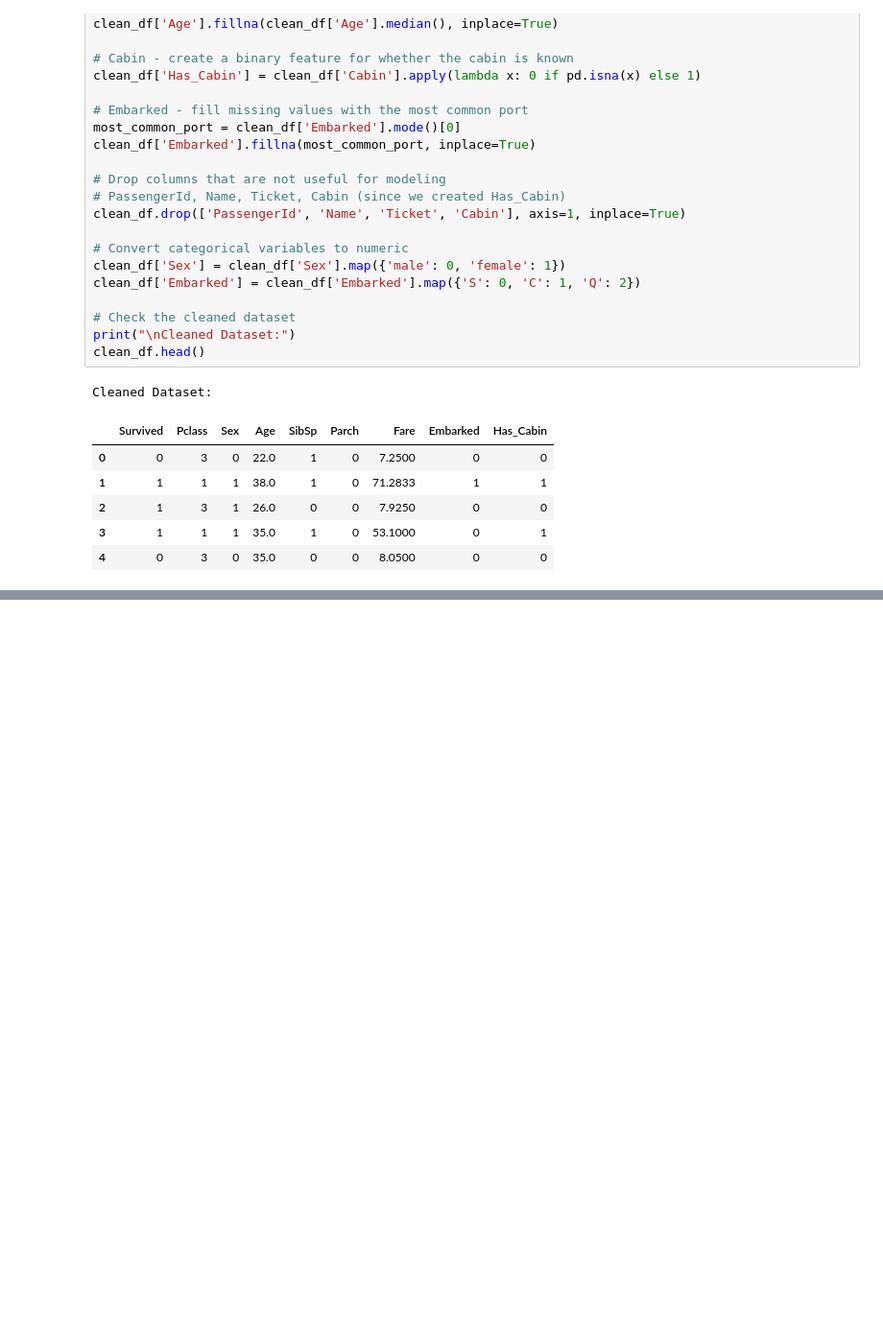
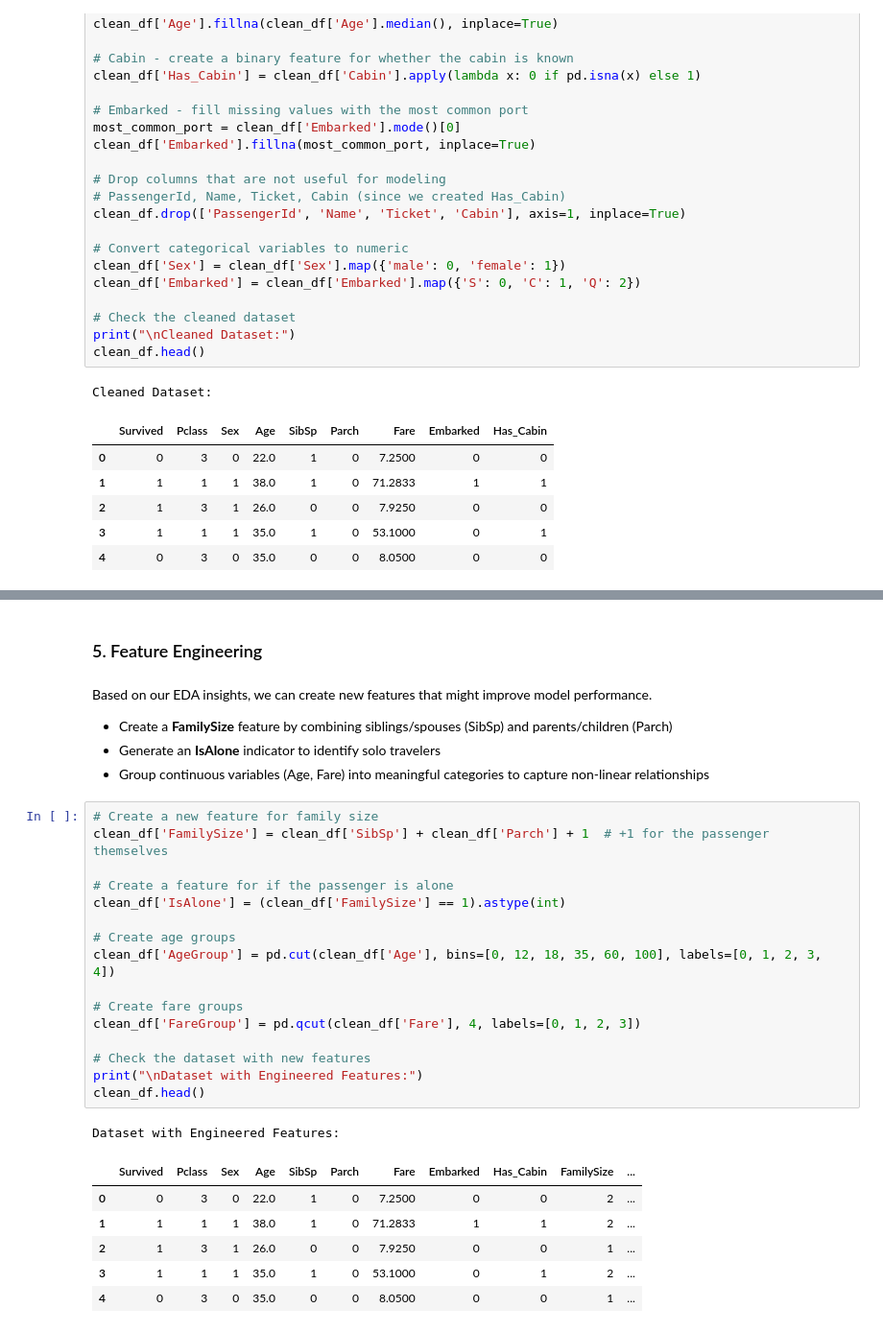
Before and after one commit to mayarelsayed-01/codealpha_tasks, a Jupyter notebook: CodeAlpha_Titanic_Classification/titanic_classification.ipynb, the cells around one changed output, grey strips where cells are left out. Shown at 96% size. Saved outputs shown, nothing was run; the diff lists cells and outputs as text; blank space fills up the shorter version.

```diff
--- a/CodeAlpha_Titanic_Classification/titanic_classification.ipynb
+++ b/CodeAlpha_Titanic_Classification/titanic_classification.ipynb
@@ -130,0 +190,32 @@ Cleaned Dataset:
+# %% [markdown]
+### 5. Feature Engineering
+# %% [markdown]
+Based on our EDA insights, we can create new features that might improve model performance.
+
+- Create a **FamilySize** feature by combining siblings/spouses (SibSp) and parents/children (Parch)
+- Generate an **IsAlone** indicator to identify solo travelers
+- Group continuous variables (Age, Fare) into meaningful categories to capture non-linear relationships
+# %%
+# Create a new feature for family size
+clean_df['FamilySize'] = clean_df['SibSp'] + clean_df['Parch'] + 1  # +1 for the passenger themselves
+
+# Create a feature for if the passenger is alone
+clean_df['IsAlone'] = (clean_df['FamilySize'] == 1).astype(int)
+
+# Create age groups
+clean_df['AgeGroup'] = pd.cut(clean_df['Age'], bins=[0, 12, 18, 35, 60, 100], labels=[0, 1, 2, 3, 4])
+
+# Create fare groups
+clean_df['FareGroup'] = pd.qcut(clean_df['Fare'], 4, labels=[0, 1, 2, 3])
+
+# Check the dataset with new features
+print("\nDataset with Engineered Features:")
+clean_df.head()
+# %% [output]
+Dataset with Engineered Features:
+|  | Survived | Pclass | Sex | Age | SibSp | Parch | Fare | Embarked | Has_Cabin | FamilySize | ... |
+| 0 | 0 | 3 | 0 | 22.0 | 1 | 0 | 7.2500 | 0 | 0 | 2 | ... |
+| 1 | 1 | 1 | 1 | 38.0 | 1 | 0 | 71.2833 | 1 | 1 | 2 | ... |
+| 2 | 1 | 3 | 1 | 26.0 | 0 | 0 | 7.9250 | 0 | 0 | 1 | ... |
+| 3 | 1 | 1 | 1 | 35.0 | 1 | 0 | 53.1000 | 0 | 1 | 2 | ... |
+| 4 | 0 | 3 | 0 | 35.0 | 0 | 0 | 8.0500 | 0 | 0 | 1 | ... |
```
Also changed, not shown: parts of 5 cells of this notebook.
